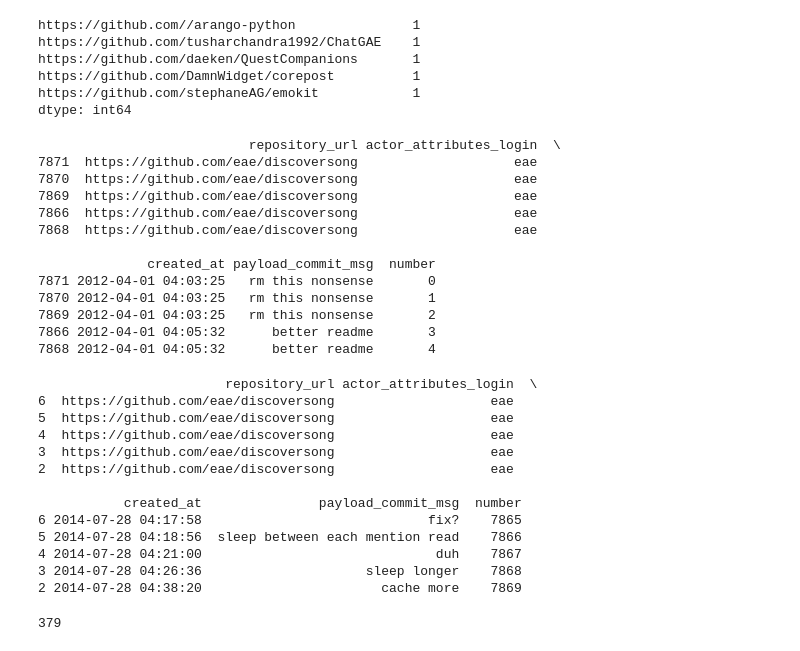
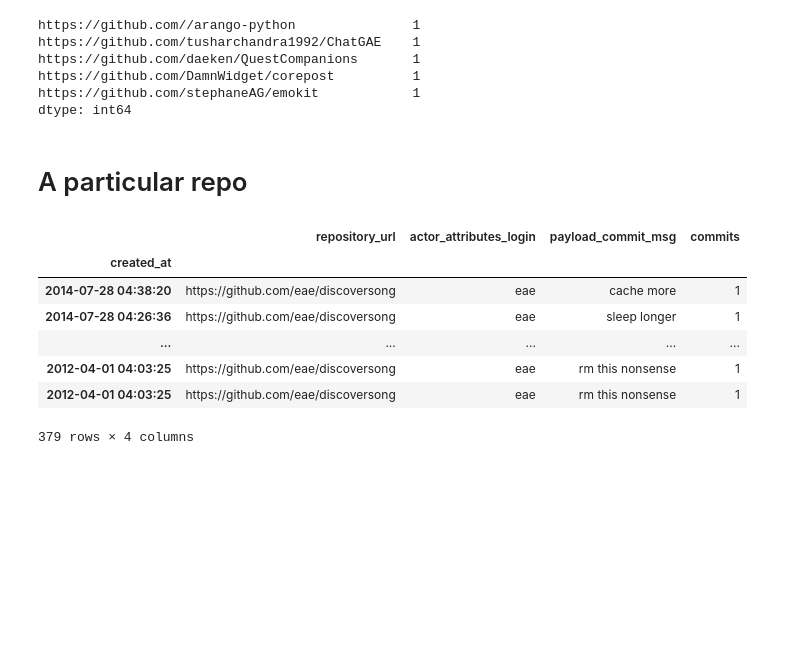
Before and after one commit to gauthamnair/repopulse, a Jupyter notebook: mockupFeasibility.ipynb, the cells around one changed output. Cells and saved outputs as stored; diff of their text form; code cells hidden in the pictures; blank space fills up the shorter version.

```diff
--- a/mockupFeasibility.ipynb
+++ b/mockupFeasibility.ipynb
@@ -85,38 +98,15 @@ byrepo = x.groupby('repository_url')
+# %% [markdown]
+# A particular repo
 # %%
 arepo = x[x['repository_url']=='https://github.com/eae/discoversong']
 # %%
-arepo.head()
+arepo
 # %% [output]
+|  | repository_url | actor_attributes_login | payload_commit_msg | commits |
+| created_at |  |  |  |  |
+| 2014-07-28 04:38:20 | https://github.com/eae/discoversong | eae | cache more | 1 |
+| 2014-07-28 04:26:36 | https://github.com/eae/discoversong | eae | sleep longer | 1 |
+| ... | ... | ... | ... | ... |
+| 2012-04-01 04:03:25 | https://github.com/eae/discoversong | eae | rm this nonsense | 1 |
+| 2012-04-01 04:03:25 | https://github.com/eae/discoversong | eae | rm this nonsense | 1 |
-                           repository_url actor_attributes_login  \
-7871  https://github.com/eae/discoversong                    eae
-7870  https://github.com/eae/discoversong                    eae
-7869  https://github.com/eae/discoversong                    eae
-7866  https://github.com/eae/discoversong                    eae
-7868  https://github.com/eae/discoversong                    eae
-
-              created_at payload_commit_msg  number
-7871 2012-04-01 04:03:25   rm this nonsense       0
-7870 2012-04-01 04:03:25   rm this nonsense       1
-7869 2012-04-01 04:03:25   rm this nonsense       2
-7866 2012-04-01 04:05:32      better readme       3
-7868 2012-04-01 04:05:32      better readme       4
+379 rows × 4 columns
-# %%
-arepo.tail()
-# %% [output]
-                        repository_url actor_attributes_login  \
-6  https://github.com/eae/discoversong                    eae
-5  https://github.com/eae/discoversong                    eae
-4  https://github.com/eae/discoversong                    eae
-3  https://github.com/eae/discoversong                    eae
-2  https://github.com/eae/discoversong                    eae
-
-           created_at               payload_commit_msg  number
-6 2014-07-28 04:17:58                             fix?    7865
-5 2014-07-28 04:18:56  sleep between each mention read    7866
-4 2014-07-28 04:21:00                              duh    7867
-3 2014-07-28 04:26:36                     sleep longer    7868
-2 2014-07-28 04:38:20                       cache more    7869
-# %%
-len(arepo['actor_attributes_login'])
-# %% [output]
-379
```
Also changed, not shown: parts of 12 cells of this notebook.
